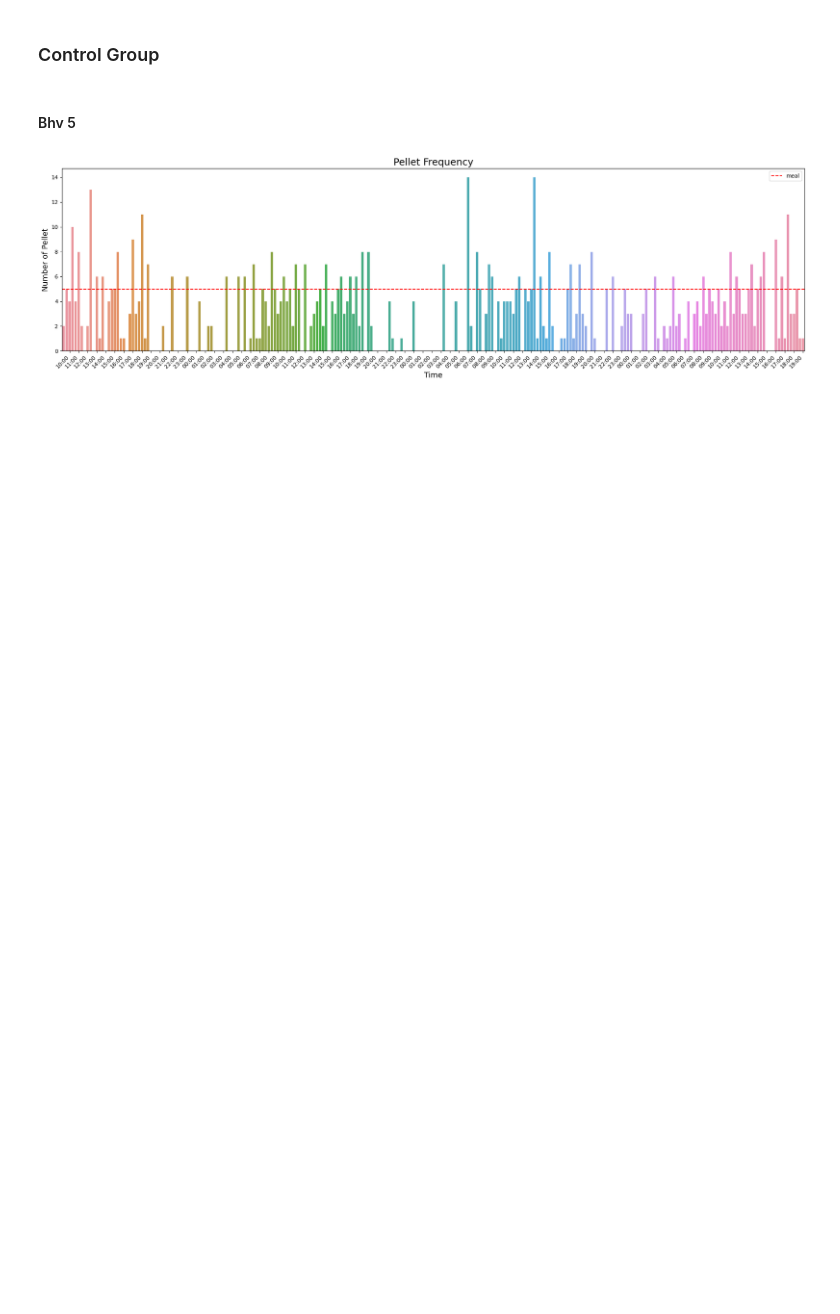
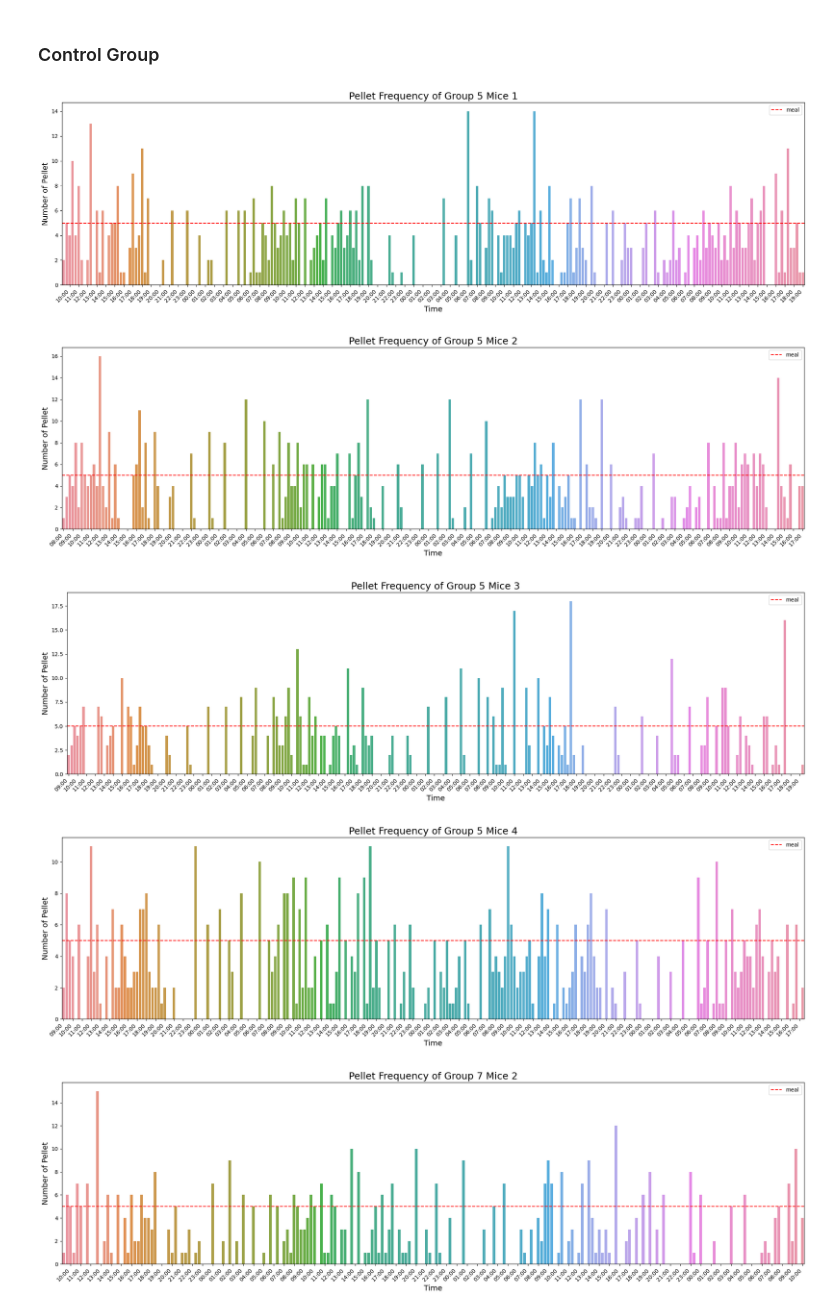
Before and after one commit to ftlabucsd/FEDUPP, a Jupyter notebook: Flip_meal.ipynb, the cells around one changed output. Cells and saved outputs as stored; diff of their text form; code cells hidden in the pictures; blank space fills up the shorter version.

Commit message:
Investigate average pellet interval in flip case

```diff
--- a/Flip_meal.ipynb
+++ b/Flip_meal.ipynb
@@ -11,11 +14,17 @@ import seaborn as sns
 # %% [markdown]
 ### Control Group
-# %% [markdown]
-#### Bhv 5
-# %%
-path = '../behavior data integrated/Bhv 5 - Ctrl/M1/Contingency Flip/FED000_071123_00.CSV'
-data = ml.process_csv(path)
-group = ml.pellet_flip(data)
-ml.graph_pellet_frequency(group)
-# %% [output]
-[figure, removed]
+# %%
+ctrl_avg_interval = []
+for path in paths.contigency_flip_ctrl:
+    data = ml.process_csv(path)
+    group = ml.pellet_flip(data)
+    bhv, num = tl.get_bhv_num(path)
+    ctrl_avg_interval.append(ml.average_pellet(group))
+    ml.graph_pellet_frequency(group, bhv, num)
+print(ctrl_avg_interval)
+# %% [output]
+[figure, added]
+[figure, added]
+[figure, added]
+[figure, added]
+[figure, added]
```
Also changed, not shown: parts of 9 cells of this notebook, 4 other files.
